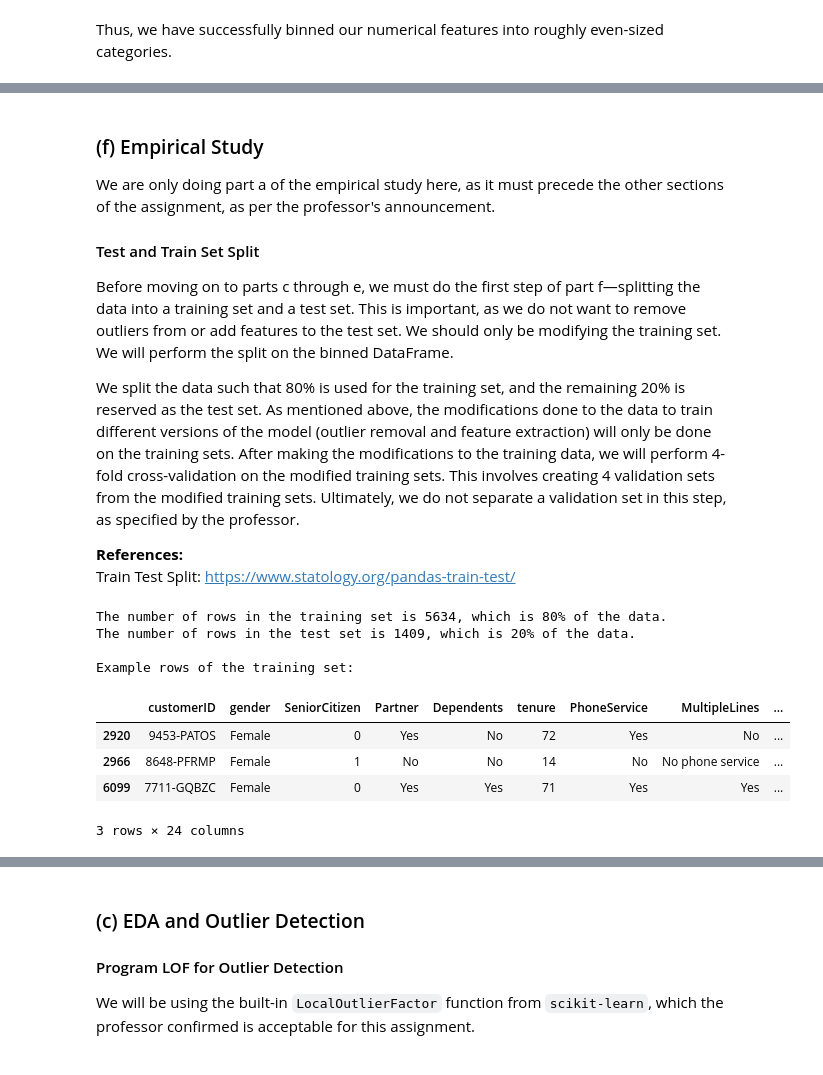
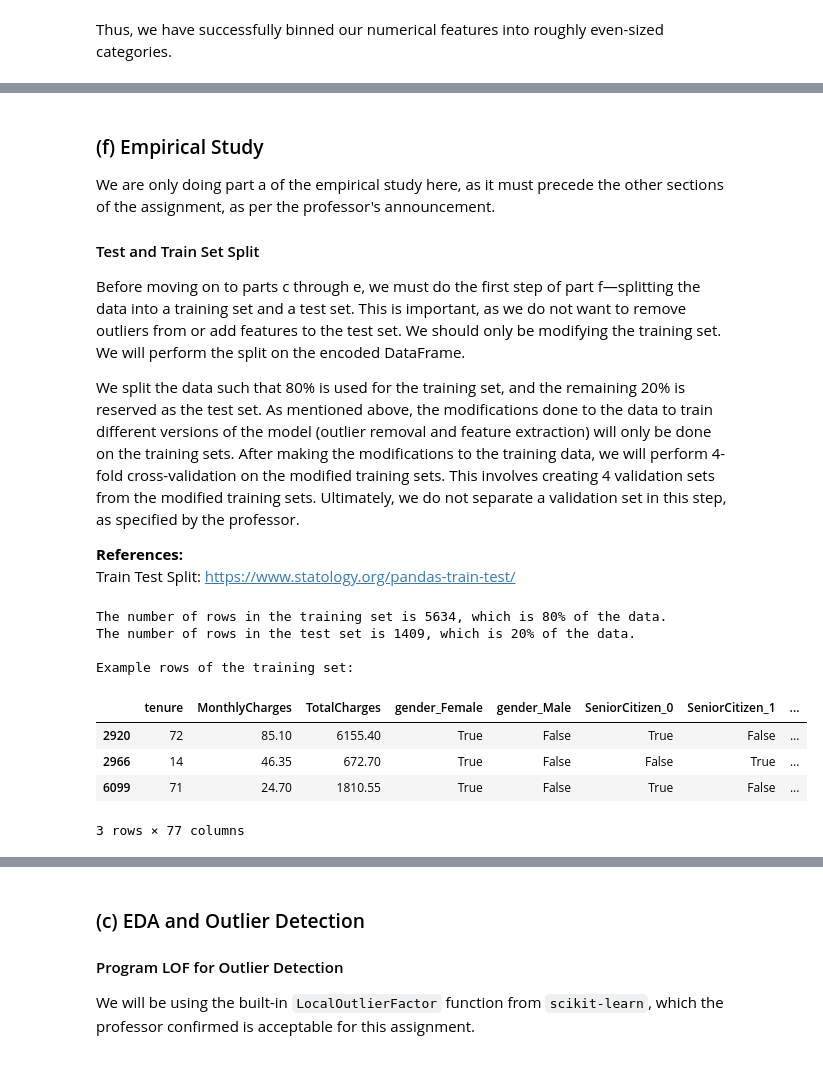
Before and after one commit to Natasa127/CSI4142-A3, a Jupyter notebook: Classification.ipynb, the cells around one changed output, grey strips where cells are left out. Cells and saved outputs as stored; diff of their text form; code cells hidden in the pictures.

Commit message:
Encoding

```diff
--- a/Classification.ipynb
+++ b/Classification.ipynb
@@ -751,0 +762,6 @@ Thus, we have successfully binned our numerical features into roughly even-sized
+# %%
+# Drop the customerID feature, since it will not help with classification.
+binned_telco_df = binned_telco_df.drop("customerID", axis = 1)
+
+# Confirm it dropped
+binned_telco_df.head(3)
@@ -751,0 +774,22 @@ Thus, we have successfully binned our numerical features into roughly even-sized
+# %%
+# Categorical feature encoding
+
+# List of categorical features to encode
+categorical_features = [
+    "gender", "SeniorCitizen", "Partner", "Dependents", "PhoneService", "MultipleLines",
+    "InternetService", "OnlineSecurity", "OnlineBackup", "DeviceProtection", "TechSupport",
+    "StreamingTV", "StreamingMovies", "Contract", "PaperlessBilling", "PaymentMethod", "Churn",
+    "binned_tenure", "binned_MonthlyCharges", "binned_TotalCharges"
+]
+
+# Apply one-hot encoding to the categorical features
+encoded_telco_df = pd.get_dummies(binned_telco_df, columns=categorical_features)
+
+# Add the original categorical features back in for EDA, outlier detection, and feature extraction
+for feature in categorical_features:
+    encoded_telco_df[feature] = binned_telco_df[feature]
+
+# Ensure the encoding worked as intended
+print(f"{encoded_telco_df.columns}\n")
+print("Example rows from the new encoded DataFrame:")
+encoded_telco_df.head(3)
@@ -756,7 +823,7 @@ We are only doing part a of the empirical study here, as it must precede the oth
 
 #### Test and Train Set Split
 
-Before moving on to parts c through e, we must do the first step of part f—splitting the data into a training set and a test set. This is important, as we do not want to remove outliers from or add features to the test set. We should only be modifying the training set. We will perform the split on the binned DataFrame.
+Before moving on to parts c through e, we must do the first step of part f—splitting the data into a training set and a test set. This is important, as we do not want to remove outliers from or add features to the test set. We should only be modifying the training set. We will perform the split on the encoded DataFrame.
 
 We split the data such that 80% is used for the training set, and the remaining 20% is reserved as the test set. As mentioned above, the modifications done to the data to train different versions of the model (outlier removal and feature extraction) will only be done on the training sets. After making the modifications to the training data, we will perform 4-fold cross-validation on the modified training sets. This involves creating 4 validation sets from the modified training sets. Ultimately, we do not separate a validation set in this step, as specified by the professor.
 
@@ -764,22 +831,22 @@ We split the data such that 80% is used for the training set, and the remaining
 Train Test Split: https://www.statology.org/pandas-train-test/
 # %%
 # Split the DataFrame into training set and test set
-train_telco_df, test_telco_df = train_test_split(binned_telco_df, test_size=0.2, random_state=0)
+train_telco_df, test_telco_df = train_test_split(encoded_telco_df, test_size=0.2, random_state=0)
 
 # Show that the DataFrame split properly
-print(f"The number of rows in the training set is {len(train_telco_df)}, which is {round(100*len(train_telco_df)/len(binned_telco_df))}% of the data.")
-print(f"The number of rows in the test set is {len(test_telco_df)}, which is {round(100*len(test_telco_df)/len(binned_telco_df))}% of the data.\n")
+print(f"The number of rows in the training set is {len(train_telco_df)}, which is {round(100*len(train_telco_df)/len(encoded_telco_df))}% of the data.")
+print(f"The number of rows in the test set is {len(test_telco_df)}, which is {round(100*len(test_telco_df)/len(encoded_telco_df))}% of the data.\n")
 
 # Show some example rows of the training set
 print(f"Example rows of the training set: ")
 train_telco_df.head(3)
 # %% [output]
 The number of rows in the training set is 5634, which is 80% of the data.
 The number of rows in the test set is 1409, which is 20% of the data.
 
 Example rows of the training set:
-|  | customerID | gender | SeniorCitizen | Partner | Dependents | tenure | PhoneService | MultipleLines | ... |
-| 2920 | 9453-PATOS | Female | 0 | Yes | No | 72 | Yes | No | ... |
-| 2966 | 8648-PFRMP | Female | 1 | No | No | 14 | No | No phone service | ... |
-| 6099 | 7711-GQBZC | Female | 0 | Yes | Yes | 71 | Yes | Yes | ... |
+|  | tenure | MonthlyCharges | TotalCharges | gender_Female | gender_Male | SeniorCitizen_0 | SeniorCitizen_1 | ... |
+| 2920 | 72 | 85.10 | 6155.40 | True | False | True | False | ... |
+| 2966 | 14 | 46.35 | 672.70 | True | False | False | True | ... |
+| 6099 | 71 | 24.70 | 1810.55 | True | False | True | False | ... |
-3 rows × 24 columns
+3 rows × 77 columns
```
Also changed, not shown: parts of 8 cells of this notebook.
